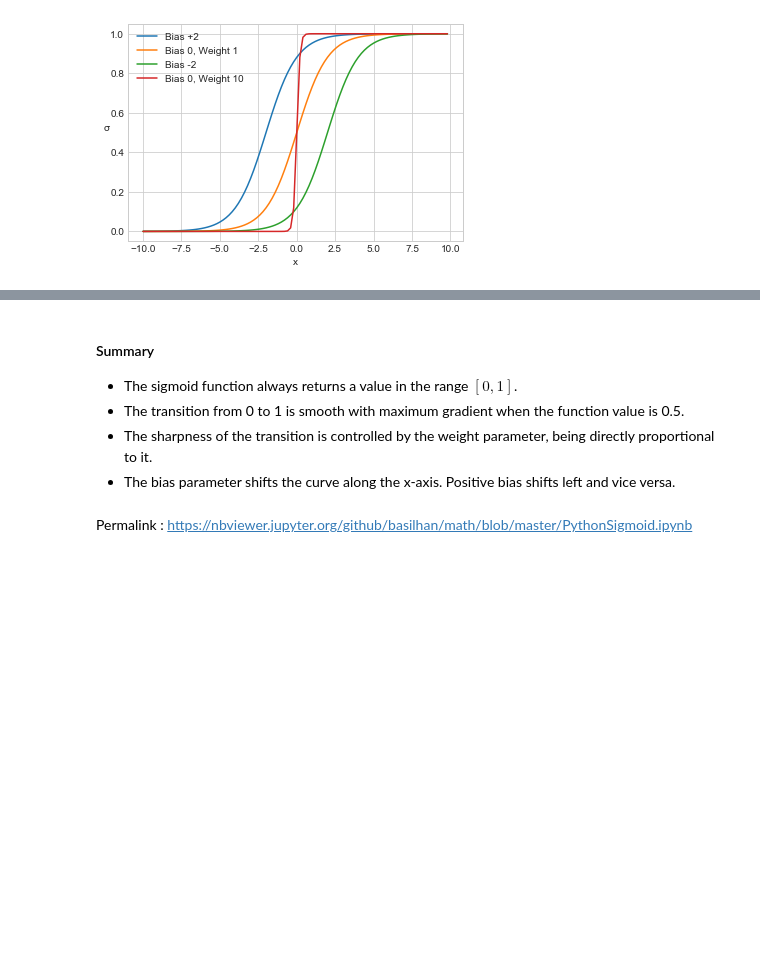
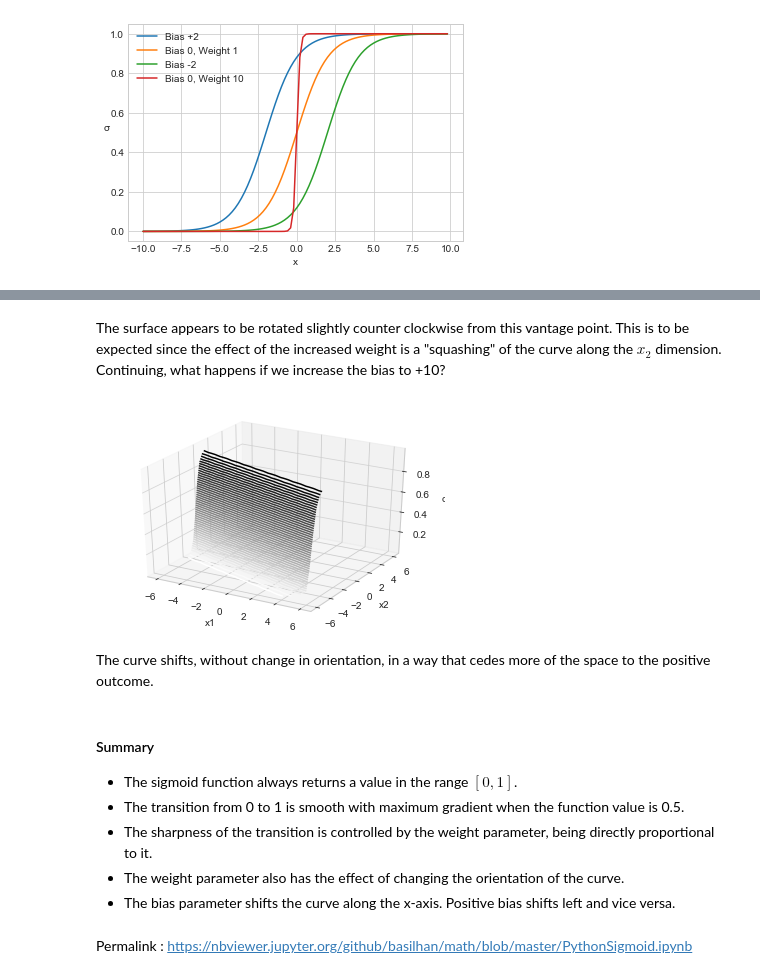
Before and after one commit to basilhan/math, a Jupyter notebook: PythonSigmoid.ipynb, the cells around one changed output, grey strips where cells are left out. Saved outputs shown, nothing was run; the diff lists cells and outputs as text; code cells hidden in the pictures; blank space fills up the shorter version.

```diff
--- a/PythonSigmoid.ipynb
+++ b/PythonSigmoid.ipynb
@@ -92,8 +131,26 @@ We see that for positive bias, the curve shifts to the left and vice versa. In t
+# %% [markdown]
+The surface appears to be rotated slightly counter clockwise from this vantage point. This is to be expected since the effect of the increased weight is a "squashing" of the curve along the $x_2$ dimension. Continuing, what happens if we increase the bias to +10?
+# %%
+x1 = np.linspace(-6, 6, 30)
+x2 = np.linspace(-6, 6, 30)
+X1, X2 = np.meshgrid(x1, x2)
+σ = sigmoid_2d(X1, X2, 10, 1, 3)
+fig = plt.figure()
+ax = plt.axes(projection='3d')
+ax.contour3D(X1, X2, σ, 50, cmap='binary')
+ax.set_xlabel('x1')
+ax.set_ylabel('x2')
+ax.set_zlabel('σ');
+# %% [output]
+[figure, added]
+# %% [markdown]
+The curve shifts, without change in orientation, in a way that cedes more of the space to the positive outcome.
 # %% [markdown]
 #### Summary
 * The sigmoid function always returns a value in the range $[0,1]$.
 * The transition from 0 to 1 is smooth with maximum gradient when the function value is 0.5.
 * The sharpness of the transition is controlled by the weight parameter, being directly proportional to it.
+* The weight parameter also has the effect of changing the orientation of the curve.
 * The bias parameter shifts the curve along the x-axis. Positive bias shifts left and vice versa.
 # %% [markdown]
 Permalink : https://nbviewer.jupyter.org/github/basilhan/math/blob/master/PythonSigmoid.ipynb
```
Also changed, not shown: parts of 7 cells of this notebook.
